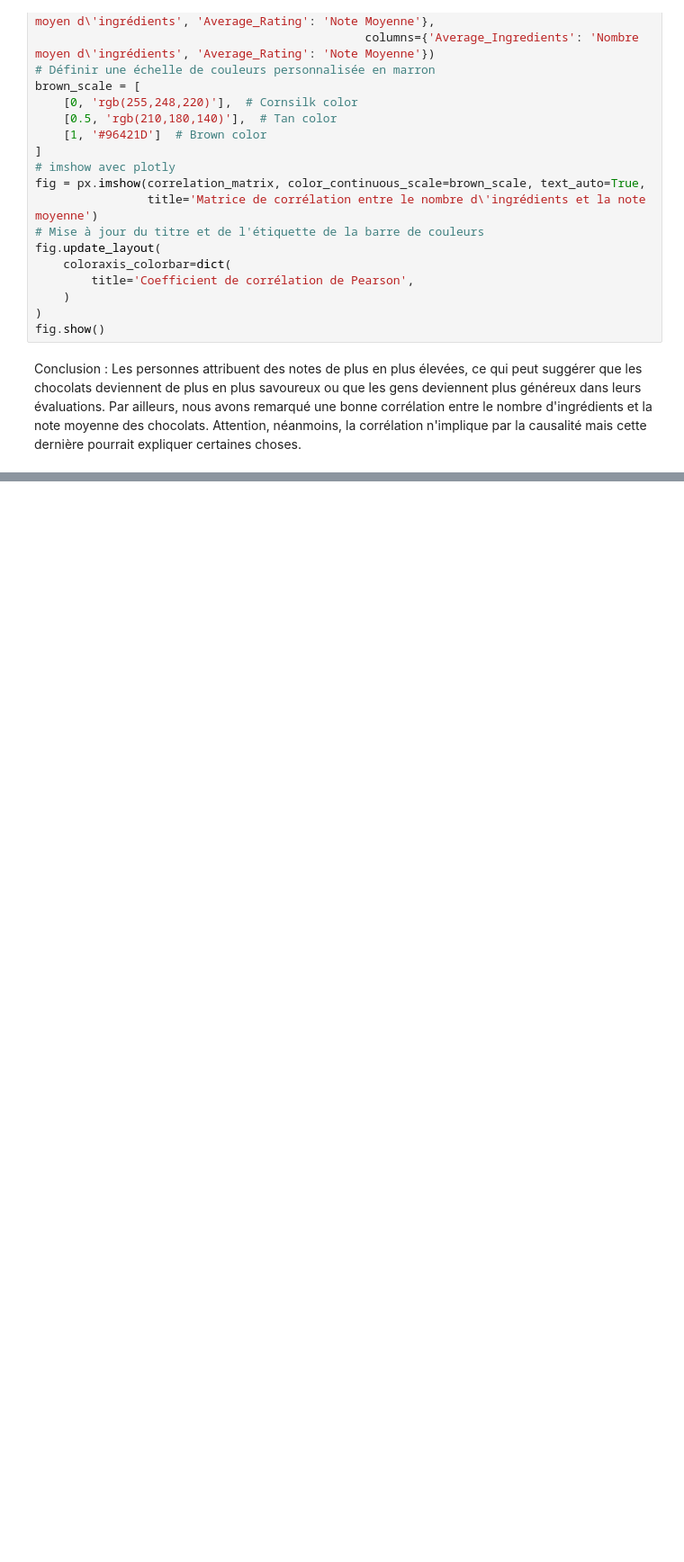
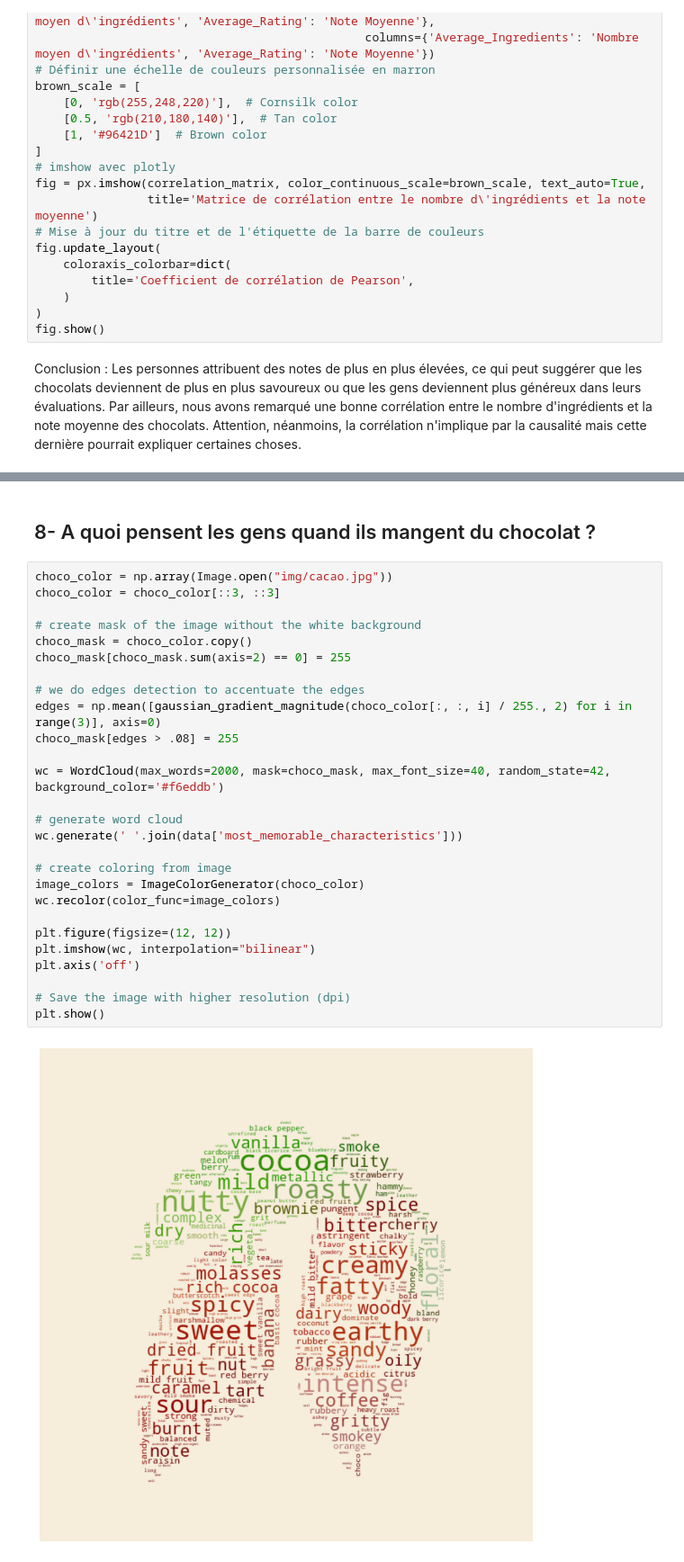
Before and after one commit to TheoHorn/dataviz_project, a Jupyter notebook: chocolat_rendu_final.ipynb, the cells around one changed output, grey strips where cells are left out. Shown at 90% size. Drawn from its saved outputs; the diff is of its cells as text; blank space fills up the shorter version.

```diff
--- a/chocolat_rendu_final.ipynb
+++ b/chocolat_rendu_final.ipynb
@@ -261,0 +385,31 @@ fig.show()
+# %% [markdown]
+## 8- A quoi pensent les gens quand ils mangent du chocolat ?
+# %%
+choco_color = np.array(Image.open("img/cacao.jpg"))
+choco_color = choco_color[::3, ::3]
+
+# create mask of the image without the white background
+choco_mask = choco_color.copy()
+choco_mask[choco_mask.sum(axis=2) == 0] = 255
+
+# we do edges detection to accentuate the edges
+edges = np.mean([gaussian_gradient_magnitude(choco_color[:, :, i] / 255., 2) for i in range(3)], axis=0)
+choco_mask[edges > .08] = 255
+
+wc = WordCloud(max_words=2000, mask=choco_mask, max_font_size=40, random_state=42, background_color='#f6eddb')
+
+# generate word cloud
+wc.generate(' '.join(data['most_memorable_characteristics']))
+
+# create coloring from image
+image_colors = ImageColorGenerator(choco_color)
+wc.recolor(color_func=image_colors)
+
+plt.figure(figsize=(12, 12))
+plt.imshow(wc, interpolation="bilinear")
+plt.axis('off')
+
+# Save the image with higher resolution (dpi)
+plt.show()
+# %% [output]
+[figure, added]
```
Also changed, not shown: parts of 27 cells of this notebook.
